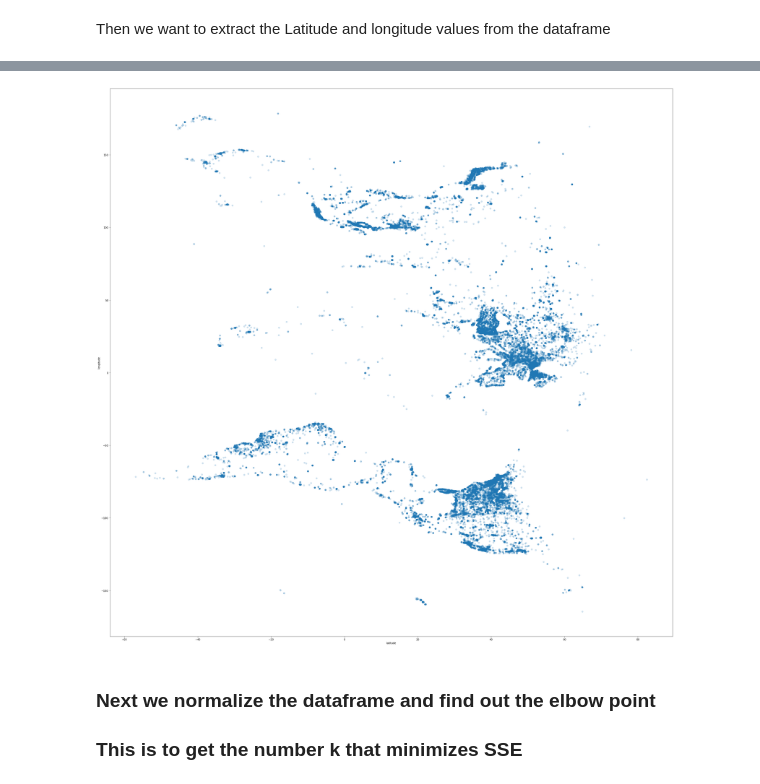
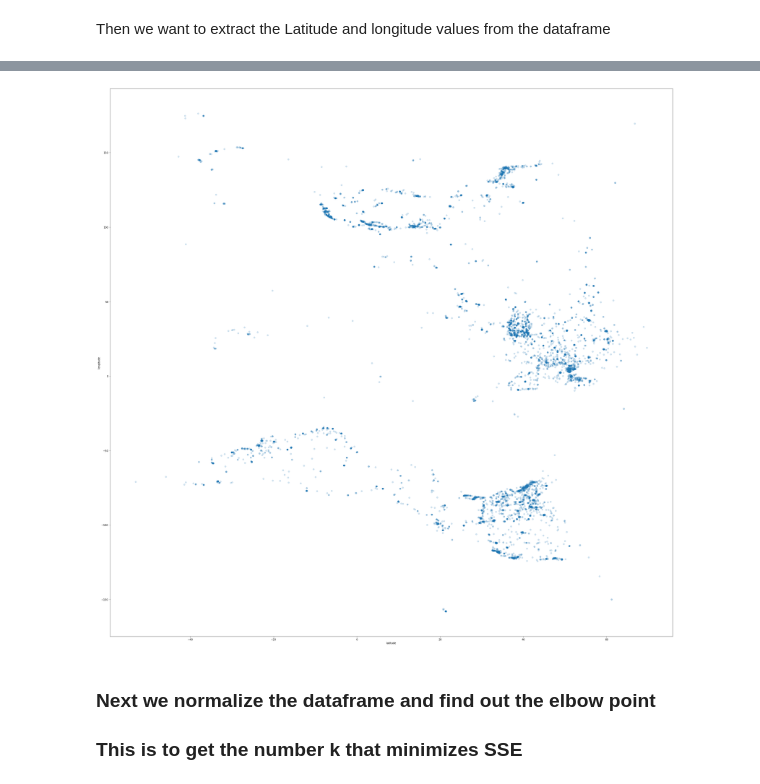
Before and after one commit to 1702538/VeryBasicTeam, a Jupyter notebook: CSC3009_Group_Project.ipynb, the cells around one changed output, grey strips where cells are left out. Cells and saved outputs as stored; diff of their text form; code cells hidden in the pictures.

```diff
--- a/CSC3009_Group_Project.ipynb
+++ b/CSC3009_Group_Project.ipynb
@@ -173,7 +185,7 @@ plt.show()
 We will take a sample size to cut down the time required to calculate
 Adjust fraction value for sample size eg. 0.1 = 10%
 # %%
-df_train_sample = df_train.sample(frac=0.1, replace=False, random_state=1)
+df_train_sample = df_train.sample(frac=0.01, replace=False, random_state=1)
 df_train_sample
 # %% [output]
 |  | id | name | latitude | longitude | address | city | state | zip | country | url | phone | ... |
@@ -211,0 +206,3 @@ df_train_lat_long
+# %%
+my_df_train = df_train_sample[["id", "latitude", "longitude"]]
+my_df_train
@@ -212,11 +223,11 @@ df_train_lat_long
 # %%
 # Visualize
 fig, ax = plt.subplots(figsize=(40,40))
-ax.scatter(df_train_lat_long["latitude"], df_train_lat_long["longitude"], alpha=0.2)
+ax.scatter(my_df_train["latitude"], my_df_train["longitude"], alpha=0.2)
 ax.set_xlabel('latitude')
 ax.set_ylabel('longitude');
 # %% [output]
-[figure, old version]
+[figure, new version]
 # %% [markdown]
 ### Next we normalize the dataframe and find out the elbow point
 ### This is to get the number k that minimizes SSE
```
Also changed, not shown: parts of 12 cells of this notebook.
